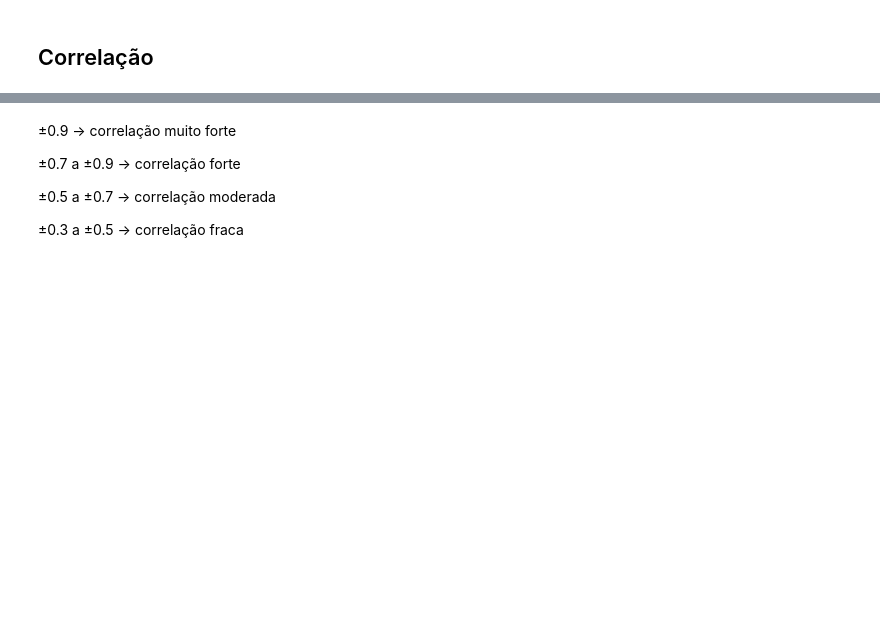
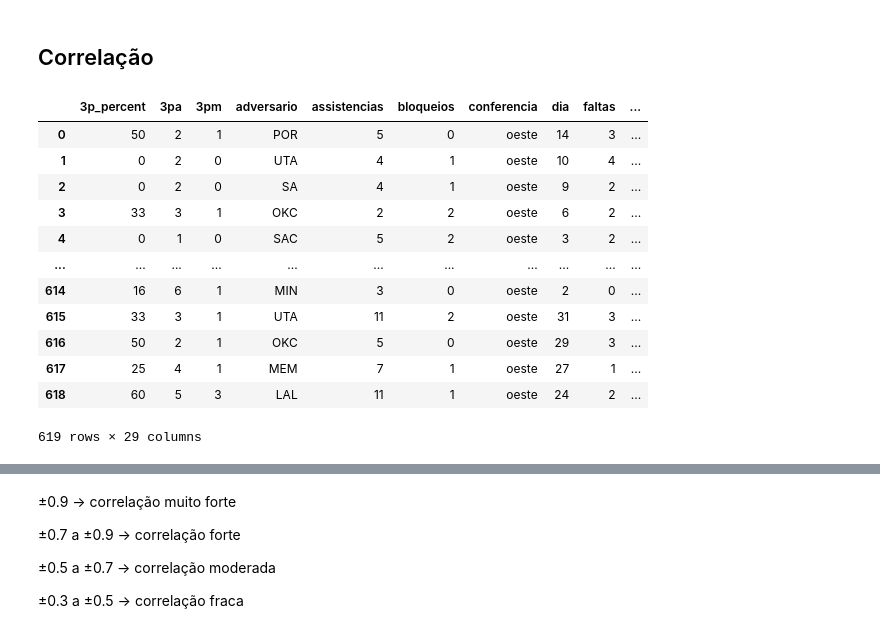
Before and after one commit to victorpecine/nba_data_science, a Jupyter notebook: nba_stats_jokic.ipynb, the cells around one changed output, grey strips where cells are left out. Saved outputs shown, nothing was run; the diff lists cells and outputs as text; code cells hidden in the pictures; blank space fills up the shorter version.

```diff
--- a/nba_stats_jokic.ipynb
+++ b/nba_stats_jokic.ipynb
@@ -433,6 +760,24 @@ fig.show()
 [interactive output not drawn]
 # %% [markdown]
 ## Correlação
+# %%
+df_stats_jokic = df_stats_jokic.reindex(sorted(df_stats_jokic.columns), axis=1)
+
+df_stats_jokic
+# %% [output]
+|  | 3p_percent | 3pa | 3pm | adversario | assistencias | bloqueios | conferencia | dia | faltas | ... |
+| 0 | 50 | 2 | 1 | POR | 5 | 0 | oeste | 14 | 3 | ... |
+| 1 | 0 | 2 | 0 | UTA | 4 | 1 | oeste | 10 | 4 | ... |
+| 2 | 0 | 2 | 0 | SA | 4 | 1 | oeste | 9 | 2 | ... |
+| 3 | 33 | 3 | 1 | OKC | 2 | 2 | oeste | 6 | 2 | ... |
+| 4 | 0 | 1 | 0 | SAC | 5 | 2 | oeste | 3 | 2 | ... |
+| ... | ... | ... | ... | ... | ... | ... | ... | ... | ... | ... |
+| 614 | 16 | 6 | 1 | MIN | 3 | 0 | oeste | 2 | 0 | ... |
+| 615 | 33 | 3 | 1 | UTA | 11 | 2 | oeste | 31 | 3 | ... |
+| 616 | 50 | 2 | 1 | OKC | 5 | 0 | oeste | 29 | 3 | ... |
+| 617 | 25 | 4 | 1 | MEM | 7 | 1 | oeste | 27 | 1 | ... |
+| 618 | 60 | 5 | 3 | LAL | 11 | 1 | oeste | 24 | 2 | ... |
+619 rows × 29 columns
 # %%
 correlacao = df_stats_jokic.drop(['adversario',
                                  'tipo_temporada',
```
Also changed, not shown: parts of 82 cells of this notebook.
